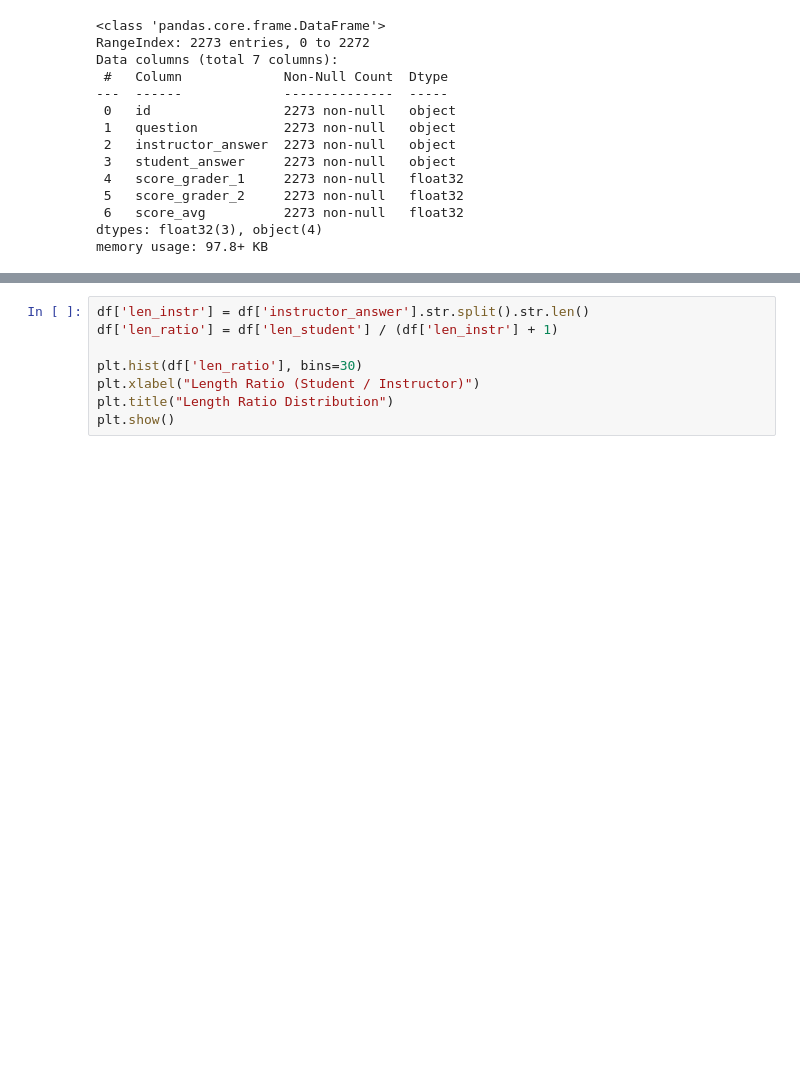
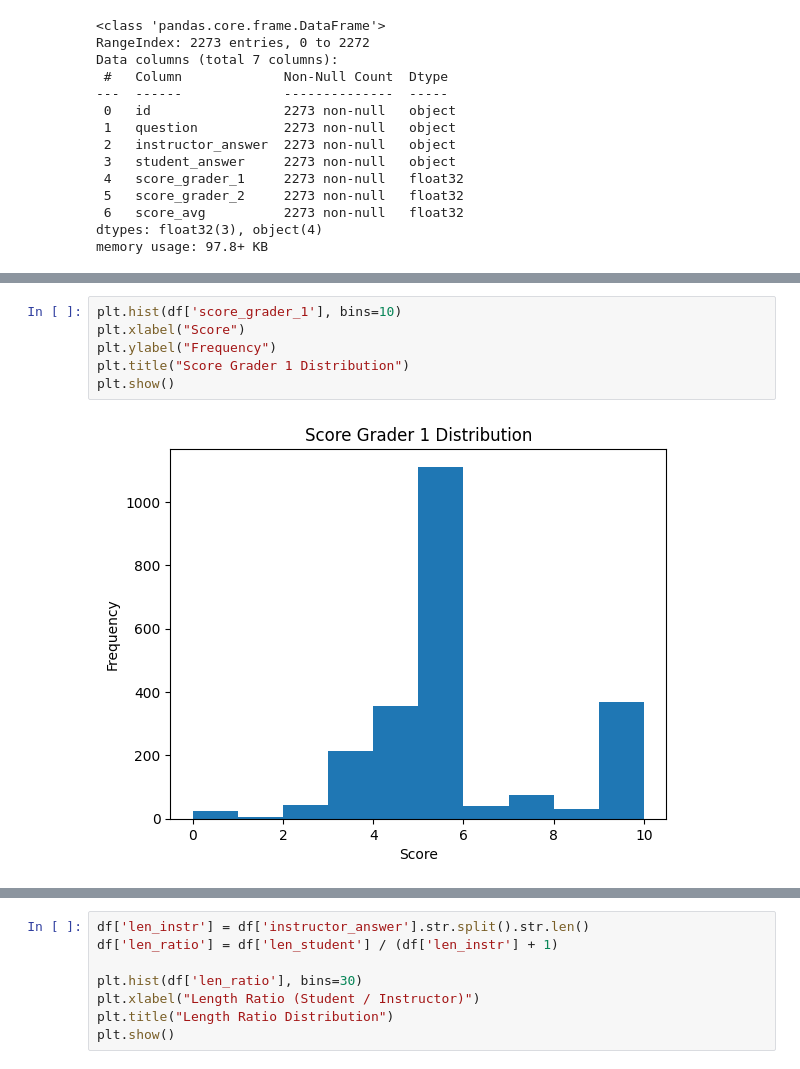
Before and after one commit to Jeanettehauw/THESIS-Automated-Short-Answer-System-using-SentenceBERT, a Jupyter notebook: data_exploration.ipynb, the cells around one changed output, grey strips where cells are left out. Saved outputs shown, nothing was run; the diff lists cells and outputs as text; blank space fills up the shorter version.

```diff
--- a/data_exploration.ipynb
+++ b/data_exploration.ipynb
@@ -66,0 +87,8 @@ plt.show()
+# %%
+plt.hist(df['score_grader_1'], bins=10)
+plt.xlabel("Score")
+plt.ylabel("Frequency")
+plt.title("Score Grader 1 Distribution")
+plt.show()
+# %% [output]
+[figure, added]
```
Also changed, not shown: parts of 7 cells of this notebook.
